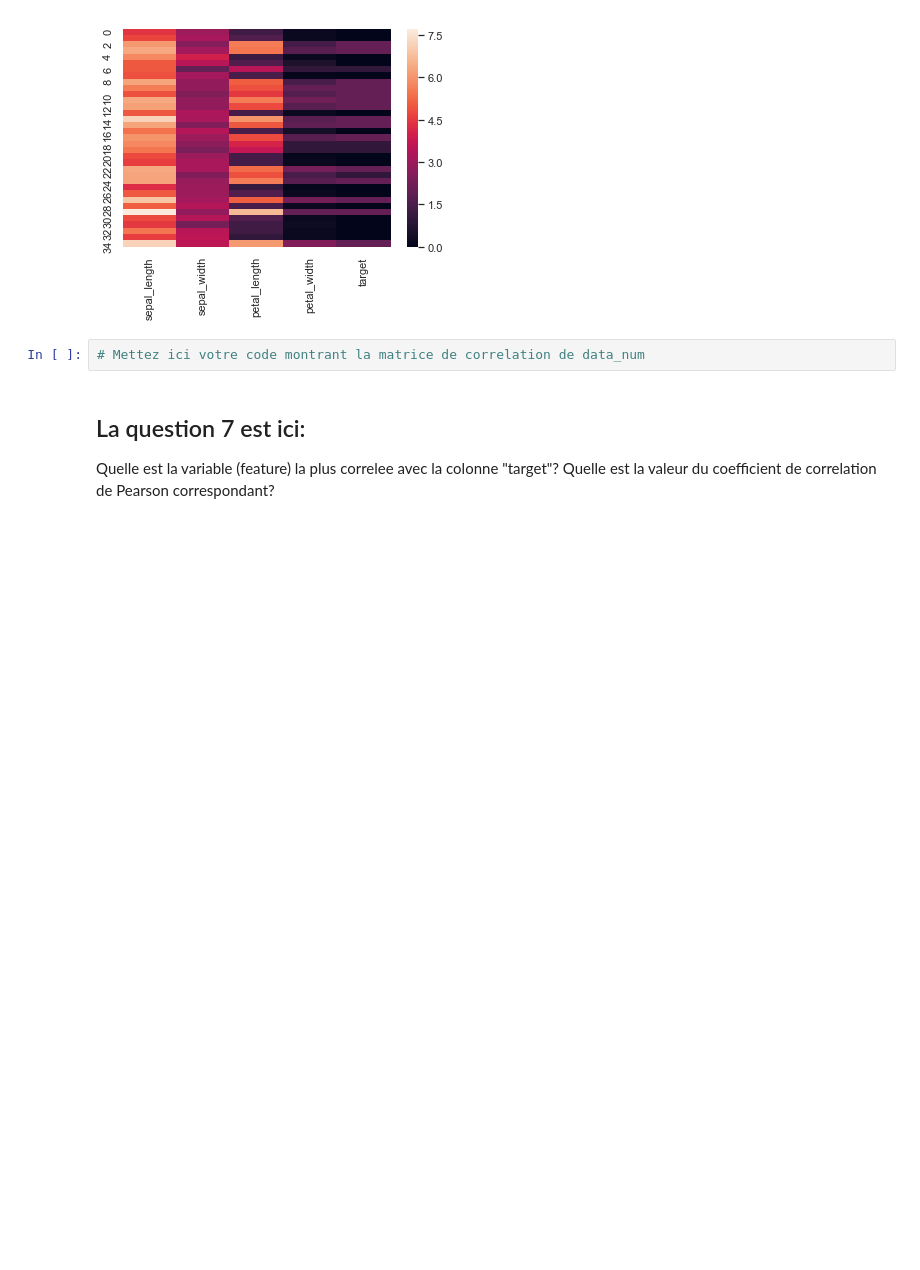
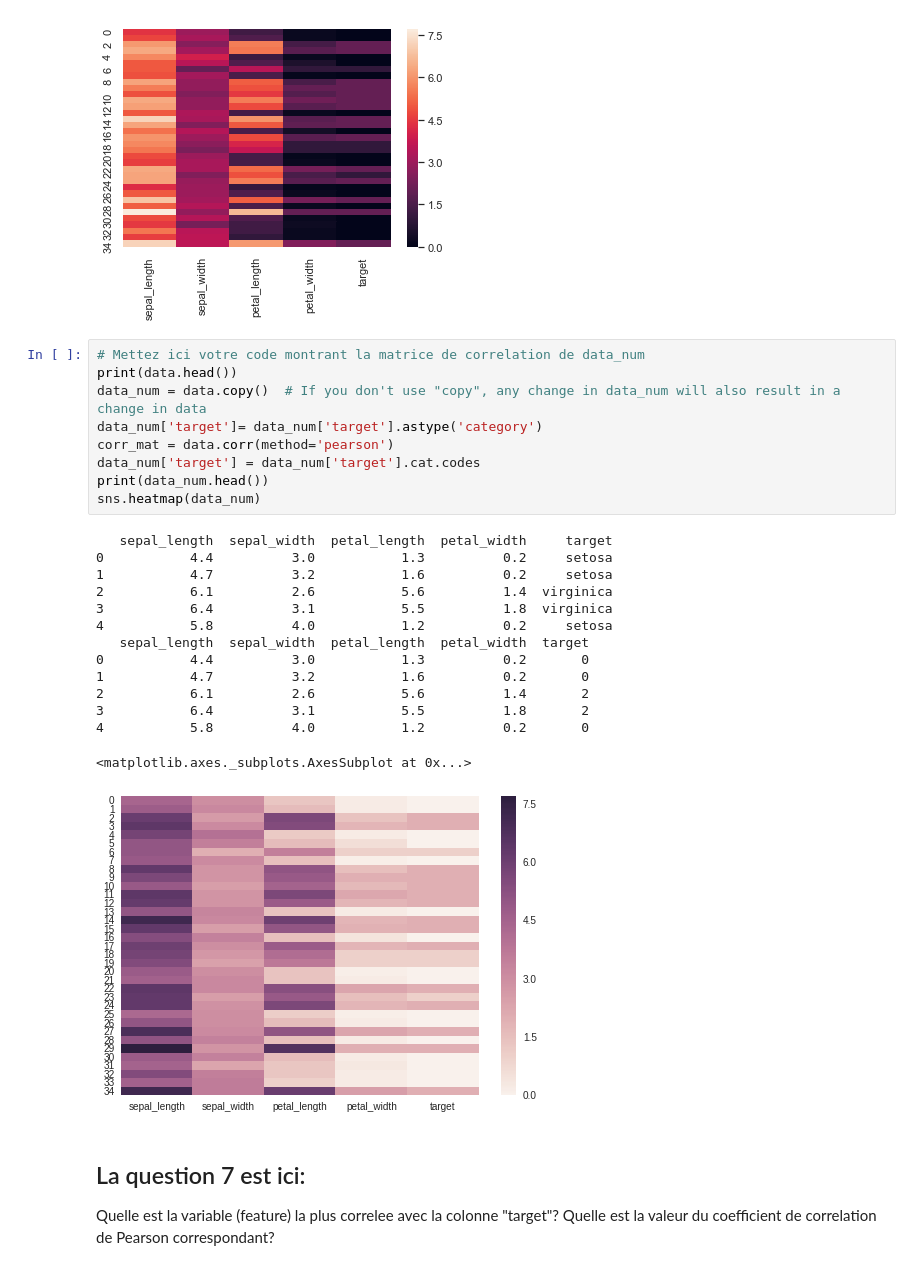
Before and after one commit to Acetocarmine/info232, a Jupyter notebook: TP1/README.ipynb, the cells around one changed output. Drawn from its saved outputs; the diff is of its cells as text; blank space fills up the shorter version.

```diff
--- a/TP1/README.ipynb
+++ b/TP1/README.ipynb
@@ -283,8 +284,30 @@ sns.heatmap(data_num)
 4           5.8          4.0           1.2          0.2       0
 <matplotlib.axes._subplots.AxesSubplot at 0x...>
 [figure]
-# %%
-# Mettez ici votre code montrant la matrice de correlation de data_num
+# %%
+# Mettez ici votre code montrant la matrice de correlation de data_num
+print(data.head())
+data_num = data.copy()  # If you don't use "copy", any change in data_num will also result in a change in data
+data_num['target']= data_num['target'].astype('category')
+corr_mat = data.corr(method='pearson')
+data_num['target'] = data_num['target'].cat.codes
+print(data_num.head())
+sns.heatmap(data_num)
+# %% [output]
+   sepal_length  sepal_width  petal_length  petal_width     target
+0           4.4          3.0           1.3          0.2     setosa
+1           4.7          3.2           1.6          0.2     setosa
+2           6.1          2.6           5.6          1.4  virginica
+3           6.4          3.1           5.5          1.8  virginica
+4           5.8          4.0           1.2          0.2     setosa
+   sepal_length  sepal_width  petal_length  petal_width  target
+0           4.4          3.0           1.3          0.2       0
+1           4.7          3.2           1.6          0.2       0
+2           6.1          2.6           5.6          1.4       2
+3           6.4          3.1           5.5          1.8       2
+4           5.8          4.0           1.2          0.2       0
+<matplotlib.axes._subplots.AxesSubplot at 0x...>
+[figure, added]
 # %% [markdown]
 ## La question 7 est ici:
 Quelle est la variable (feature) la plus correlee avec la colonne "target"? Quelle est la valeur du coefficient de correlation de Pearson correspondant?
```
Also changed, not shown: parts of 7 cells of this notebook.
